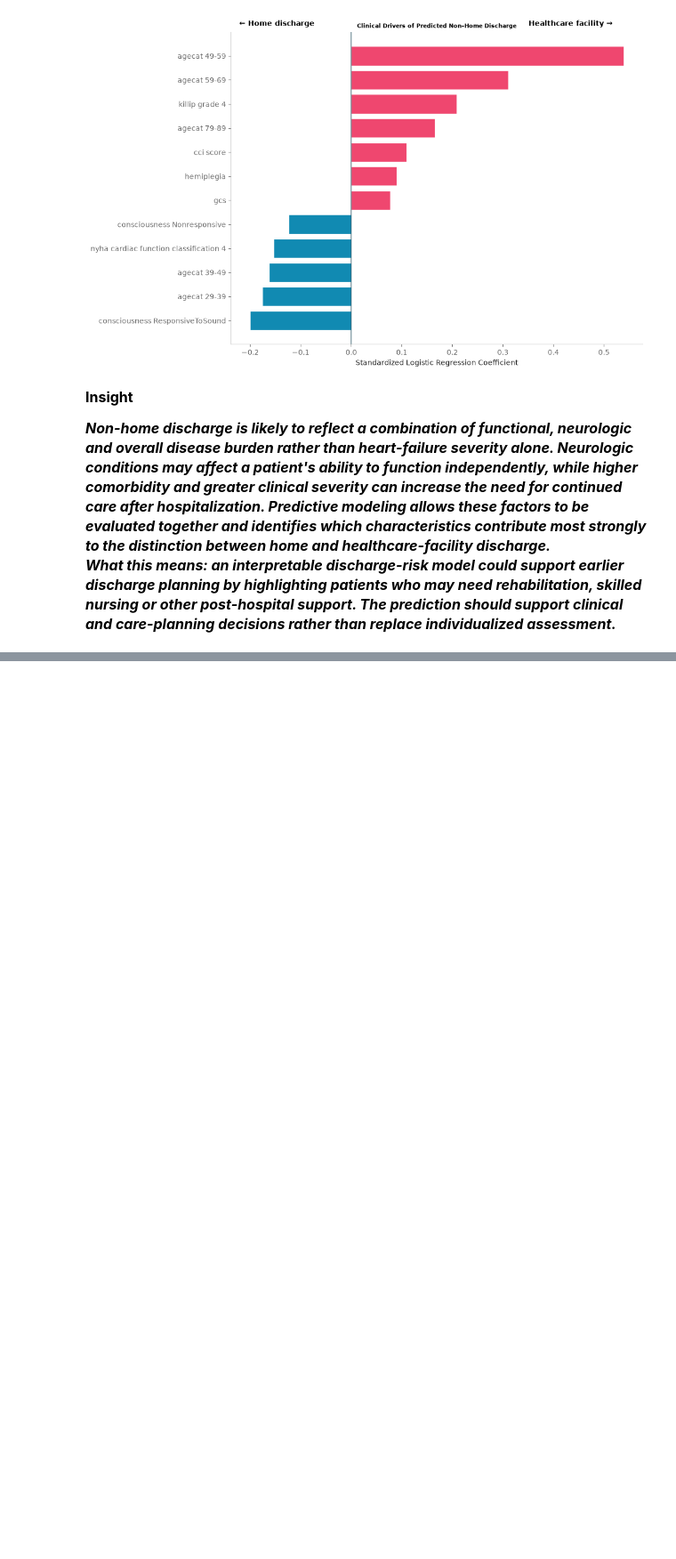
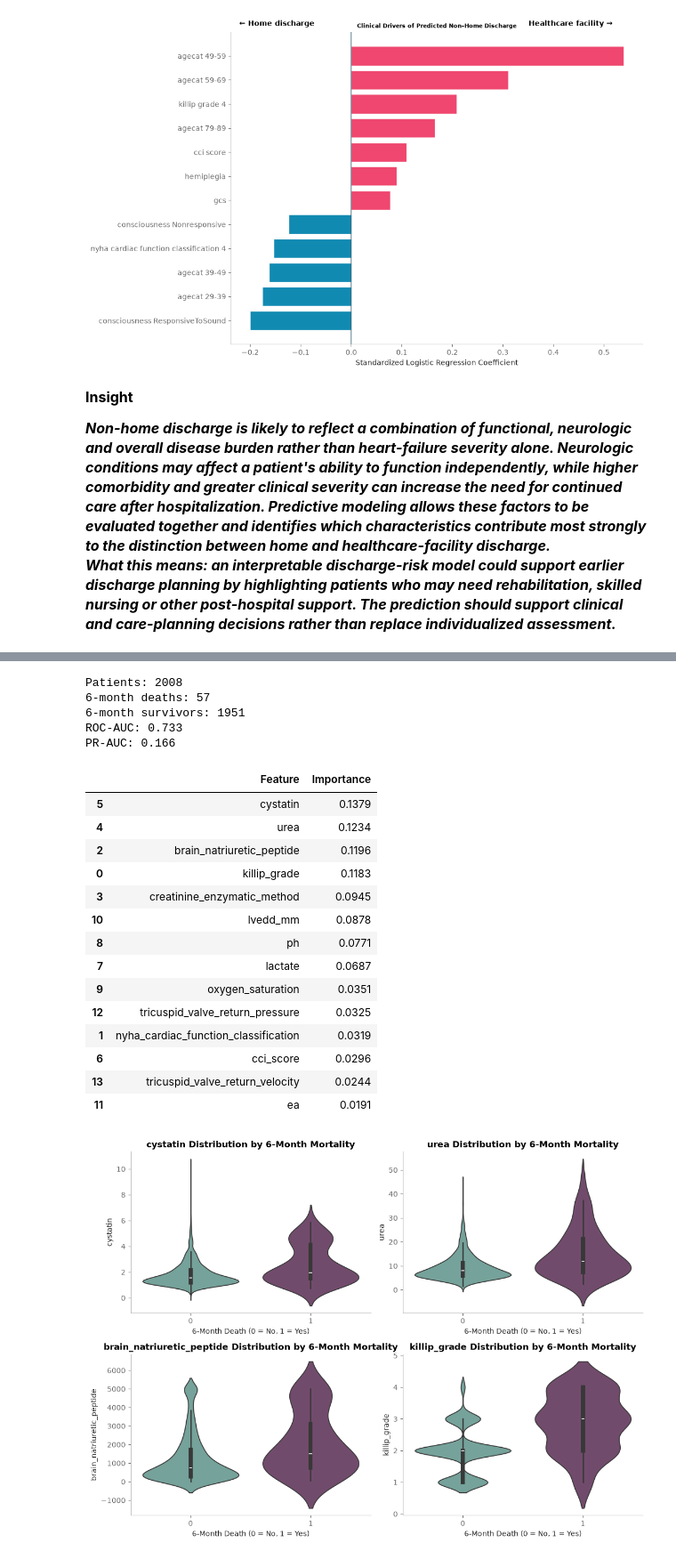
Before and after one commit to SaranyaShanmugam2026/Team2_PythonPioneers_PythonHackathon_Sep_2026, a Jupyter notebook: Team2_PythonPioneers_4.Predictive_Analysis.ipynb, the cells around one changed output, grey strips where cells are left out. Shown at 89% size. Saved outputs shown, nothing was run; the diff lists cells and outputs as text; code cells hidden in the pictures; blank space fills up the shorter version.

```diff
--- a/Team2_PythonPioneers_4.Predictive_Analysis.ipynb
+++ b/Team2_PythonPioneers_4.Predictive_Analysis.ipynb
@@ -1359,0 +1480,76 @@ plt.show()
+# %%
+# ==========================================
+#  6-Month Mortality Prediction
+# ==========================================
+
+data_6 = df[features + ["death_within_6_months"]].dropna(
+    subset=["death_within_6_months"]).copy()
+
+X6 = data_6[features]
+y6 = data_6["death_within_6_months"].astype(int)
+imputer_6 = SimpleImputer(strategy="median")
+X6 = pd.DataFrame( imputer_6.fit_transform(X6),columns=features, index=X6.index)
+
+print("Patients:", len(data_6))
+print("6-month deaths:", y6.sum())
+print("6-month survivors:", (y6 == 0).sum())
+
+X6_train, X6_test, y6_train, y6_test = train_test_split( X6,y6,test_size=0.20,random_state=42, stratify=y6)
+rf_6 = RandomForestClassifier(  n_estimators=300, class_weight="balanced",  random_state=42)
+
+rf_6.fit(X6_train, y6_train)
+
+prob_6 = rf_6.predict_proba(X6_test)[:, 1]
+
+print("ROC-AUC:", round(roc_auc_score(y6_test, prob_6), 3))
+
+print( "PR-AUC:",round(average_precision_score(y6_test, prob_6), 3))
+
+importance_6 = pd.DataFrame({"Feature": features,"Importance": rf_6.feature_importances_}).sort_values("Importance",ascending=False)
+display(importance_6.round(4))
+
+
+# ==========================================
+# Visualization - Violin Plots
+# ==========================================
+
+top_features_6 = importance_6.head(4)["Feature"].tolist()
+
+fig, axes = plt.subplots(
+    2, 2,
+    figsize=(11, 8)
+)
+
+axes = axes.flatten()
+
+for i, col in enumerate(top_features_6):
+
+    sns.violinplot(data=data_6,x="death_within_6_months",y=col,palette=cols,ax=axes[i],inner="box" )
+    axes[i].set_xlabel("6-Month Death (0 = No, 1 = Yes)" )
+    axes[i].set_ylabel(col)
+    axes[i].set_title(f"{col} Distribution by 6-Month Mortality")
+
+plt.tight_layout()
+plt.show()
+# %% [output]
+Patients: 2008
+6-month deaths: 57
+6-month survivors: 1951
+ROC-AUC: 0.733
+PR-AUC: 0.166
+|  | Feature | Importance |
+| 5 | cystatin | 0.1379 |
+| 4 | urea | 0.1234 |
+| 2 | brain_natriuretic_peptide | 0.1196 |
+| 0 | killip_grade | 0.1183 |
+| 3 | creatinine_enzymatic_method | 0.0945 |
+| 10 | lvedd_mm | 0.0878 |
+| 8 | ph | 0.0771 |
+| 7 | lactate | 0.0687 |
+| 9 | oxygen_saturation | 0.0351 |
+| 12 | tricuspid_valve_return_pressure | 0.0325 |
+| 1 | nyha_cardiac_function_classification | 0.0319 |
+| 6 | cci_score | 0.0296 |
+| 13 | tricuspid_valve_return_velocity | 0.0244 |
+| 11 | ea | 0.0191 |
+[figure, added]
```
Also changed, not shown: parts of 19 cells of this notebook.
